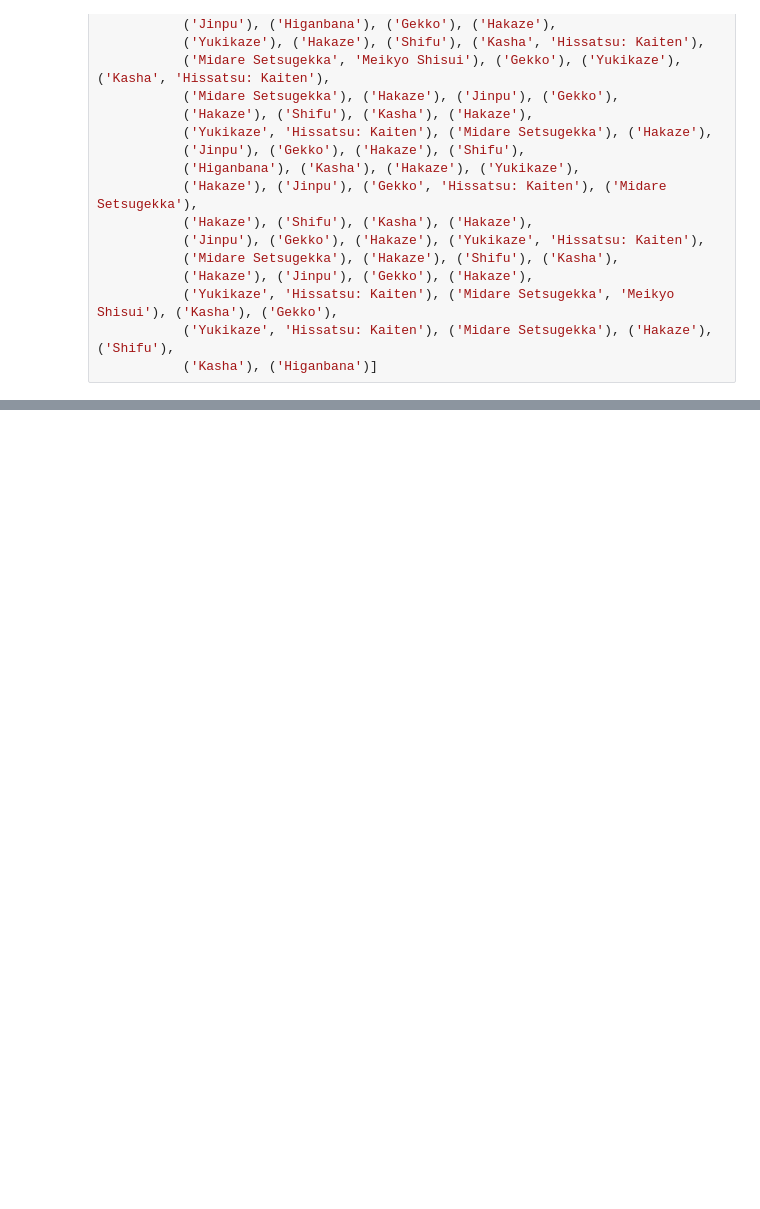
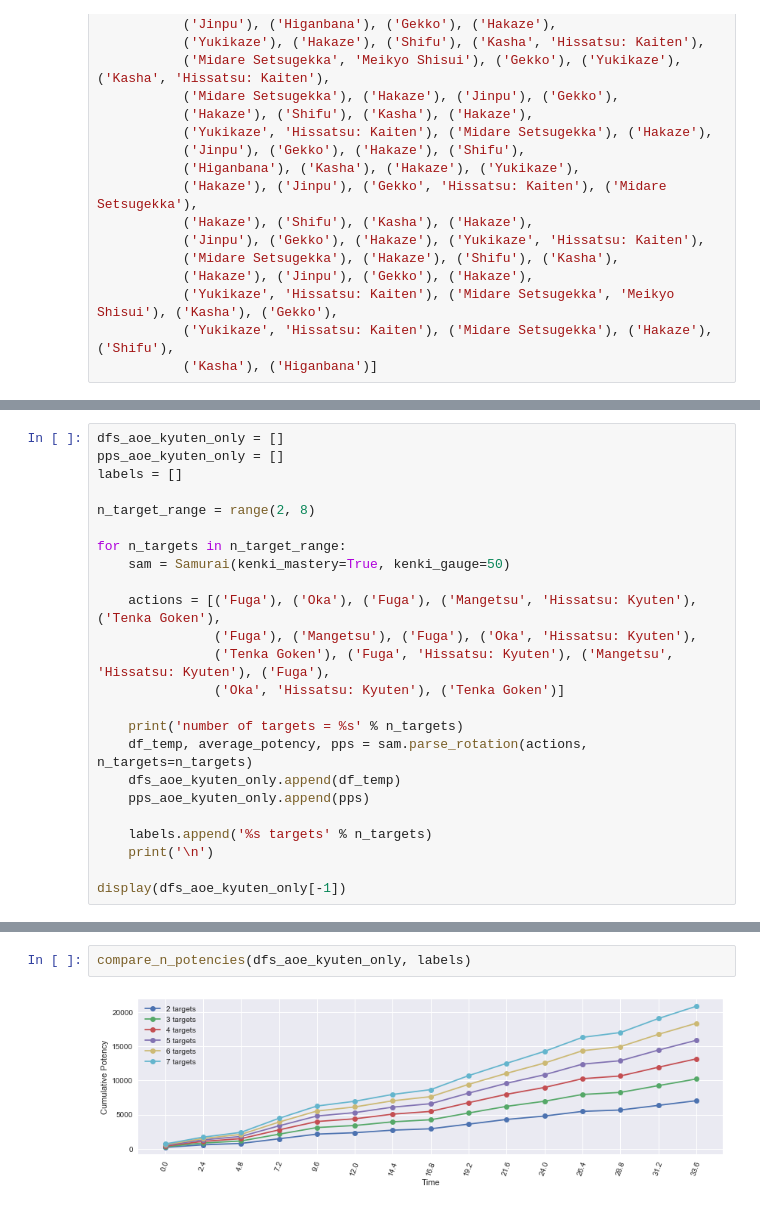
Before and after one commit to rconcep/ffxiv, a Jupyter notebook: sam-by-the-numbers-part-4.ipynb, the cells around one changed output, grey strips where cells are left out. Saved outputs shown, nothing was run; the diff lists cells and outputs as text; blank space fills up the shorter version.

```diff
--- a/sam-by-the-numbers-part-4.ipynb
+++ b/sam-by-the-numbers-part-4.ipynb
@@ -263,0 +268,24 @@ plot_potency(df2, truncate_actions=True)
+# %%
+dfs_aoe_kyuten_only = []
+pps_aoe_kyuten_only = []
+labels = []
+
+n_target_range = range(2, 8)
+
+for n_targets in n_target_range:
+    sam = Samurai(kenki_mastery=True, kenki_gauge=50)
+
+    actions = [('Fuga'), ('Oka'), ('Fuga'), ('Mangetsu', 'Hissatsu: Kyuten'), ('Tenka Goken'),
+               ('Fuga'), ('Mangetsu'), ('Fuga'), ('Oka', 'Hissatsu: Kyuten'),
+               ('Tenka Goken'), ('Fuga', 'Hissatsu: Kyuten'), ('Mangetsu', 'Hissatsu: Kyuten'), ('Fuga'),
+               ('Oka', 'Hissatsu: Kyuten'), ('Tenka Goken')]
+
+    print('number of targets = %s' % n_targets)
+    df_temp, average_potency, pps = sam.parse_rotation(actions, n_targets=n_targets)
+    dfs_aoe_kyuten_only.append(df_temp)
+    pps_aoe_kyuten_only.append(pps)
+
+    labels.append('%s targets' % n_targets)
+    print('\n')
+
+display(dfs_aoe_kyuten_only[-1])
@@ -263,0 +326,4 @@ plot_potency(df2, truncate_actions=True)
+# %%
+compare_n_potencies(dfs_aoe_kyuten_only, labels)
+# %% [output]
+[figure, added]
```
Also changed, not shown: parts of 43 cells of this notebook, 2 other files.
